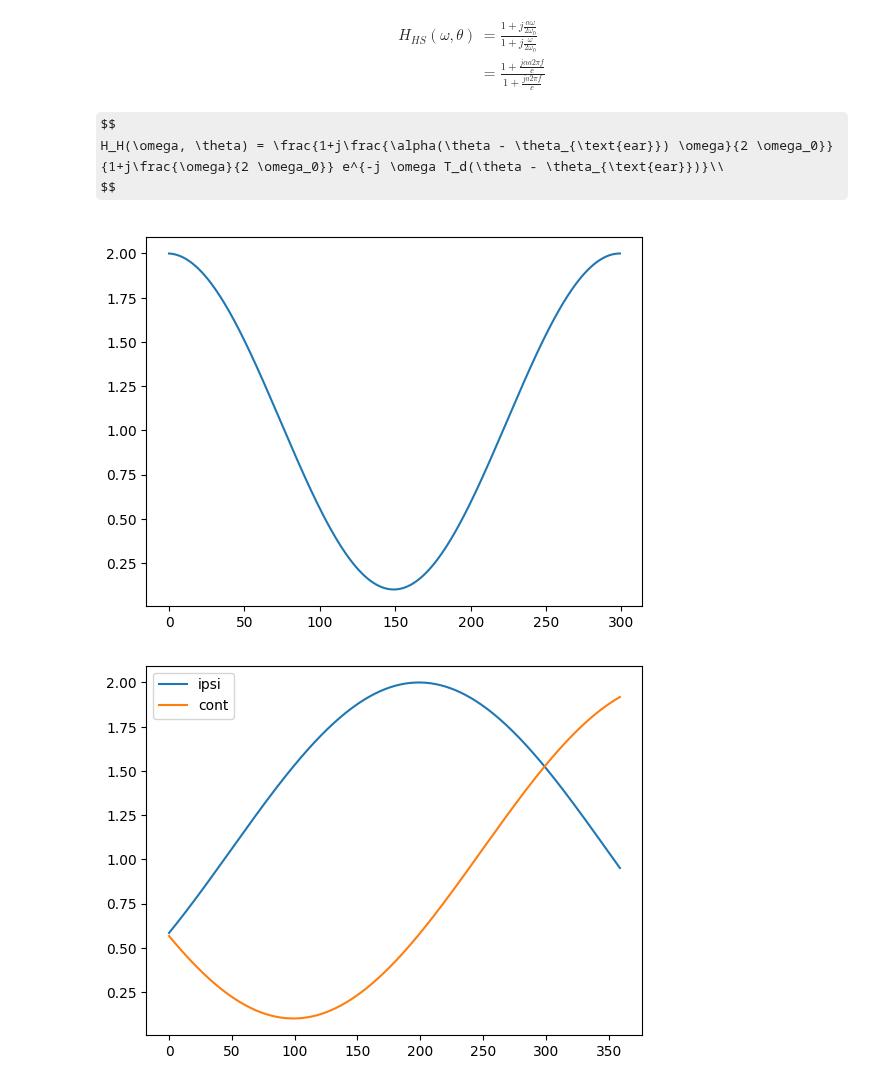
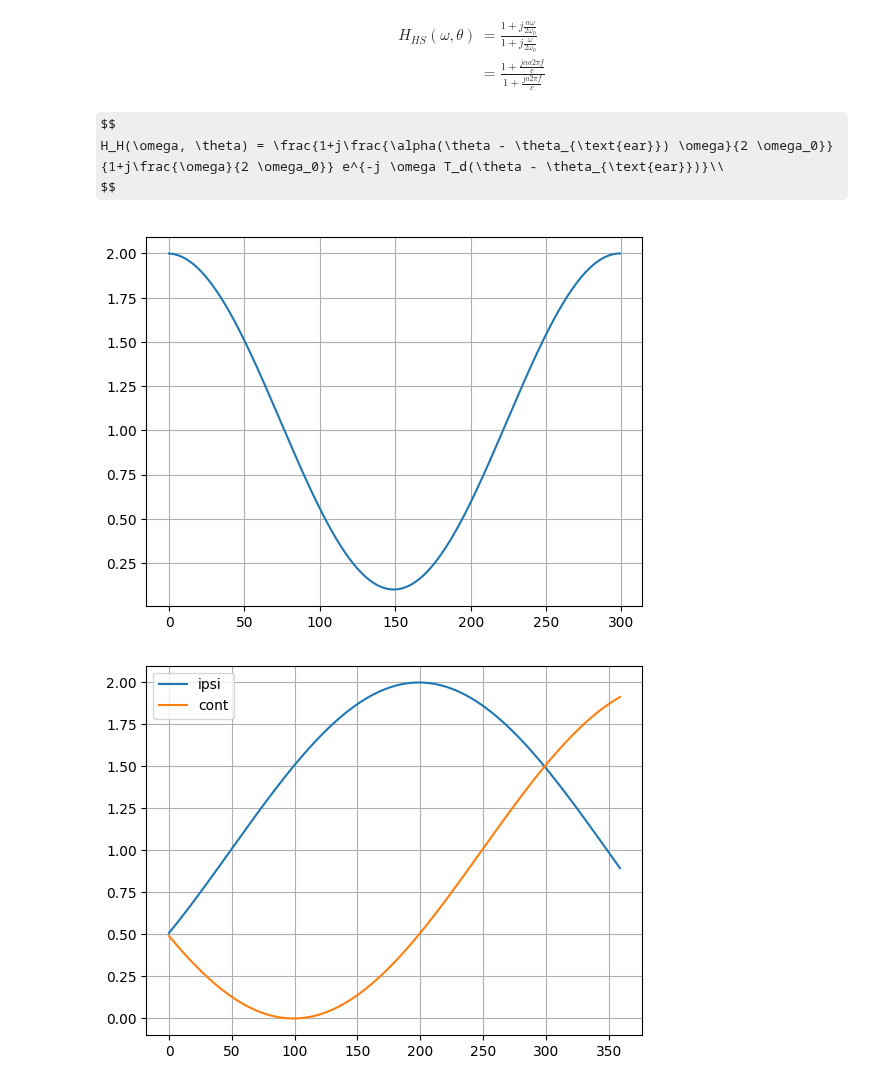
Before and after one commit to kweiwen/pitki, a Jupyter notebook: hrtf/Head-Shadow Filter.ipynb, the cells around one changed output. Drawn from its saved outputs; the diff is of its cells as text; code cells hidden in the pictures; some formulas as TeX source.

```diff
--- a/hrtf/Head-Shadow Filter.ipynb
+++ b/hrtf/Head-Shadow Filter.ipynb
@@ -59,33 +59,32 @@ def compute_transfer_function(theta, alpha_min = 0.1, theta_min = 150, a = 0.087
 # We then compute the alpha values over this range using the compute_alpha function and plot the resulting curve.
 theta_array = np.linspace(1, 300, 300)
 alpha = compute_alpha(theta_array)
+
 plt.plot(alpha)
+plt.grid(True)
 plt.show()
 # %% [output]
-[figure, old version]
+[figure, new version]
 # %%
-alpha_min = 0.1
+alpha_min = 0.
 theta_min = 150
 ear_angle_offset = 10
 
 theta_array = np.linspace(1, 360, 360)
 
 theta_cont = 90 + theta_array / 2 + ear_angle_offset
 theta_ipsi = 90 - theta_array / 2 + ear_angle_offset
 
 alpha_ipsi = (1 + alpha_min / 2) + (1 - alpha_min / 2) * np.cos(np.pi * theta_ipsi / theta_min)
 alpha_cont = (1 + alpha_min / 2) + (1 - alpha_min / 2) * np.cos(np.pi * theta_cont / theta_min)
 
-
 plt.plot(alpha_ipsi, label="ipsi")
 plt.plot(alpha_cont, label="cont")
+plt.grid(True)
 plt.legend()
 plt.show()
-
-# HS_bs = [alpha_cont / (2.0 * W0), 1]
-# HS_as = [alpha_ipsi / (2.0 * W0), 1]
 # %% [output]
-[figure, old version]
+[figure, new version]
 # %%
 theta_array = np.array([0, 60, 75, 90, 105, 120, 135, 150])
 x = np.arange(1, 1001) / 10
```
Also changed, not shown: parts of 1 cell of this notebook.
